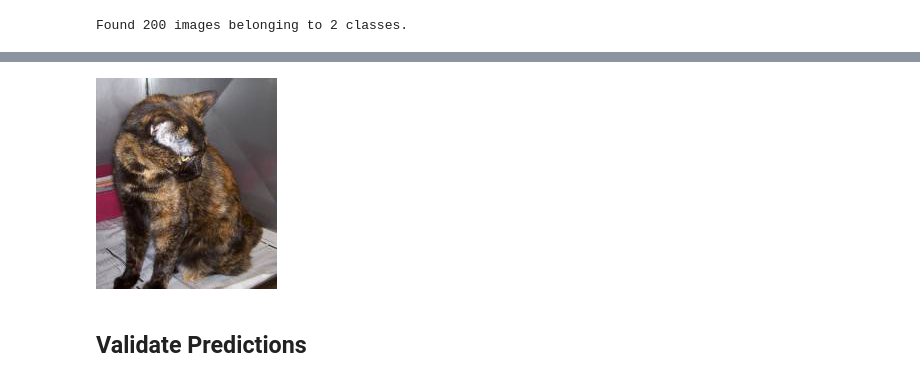
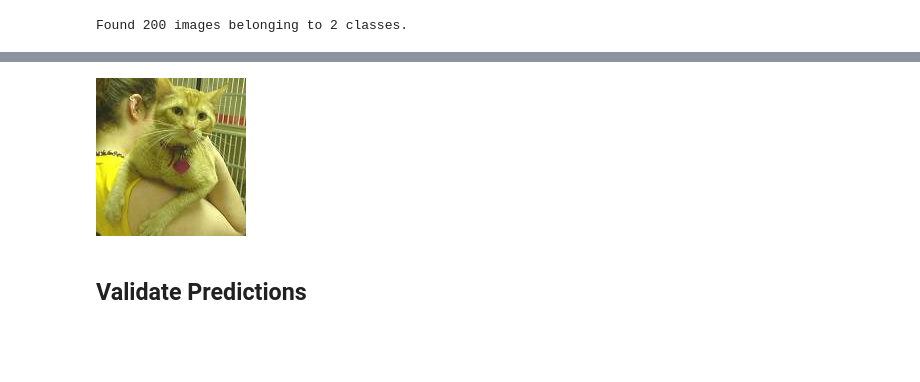
Before and after one commit to EmbraceLife/dl_fast, a Jupyter notebook: lesson1/redux.ipynb, the cells around one changed output, grey strips where cells are left out. Drawn from its saved outputs; the diff is of its cells as text; code cells hidden in the pictures; blank space fills up the shorter version.

```diff
--- a/lesson1/redux.ipynb
+++ b/lesson1/redux.ipynb
@@ -322,9 +295,10 @@ print filenames[:5]
 # %%
 #You can verify the column ordering by viewing some images
+# you will notice that when column_1 is 1, it is cat; when column_2 is 1, it is dog
 from PIL import Image
-Image.open(test_path + filenames[2])
+Image.open(test_path + filenames[4])
 # %% [output]
-[figure, old version]
+[figure, new version]
 # %%
 #Save our test results arrays so we can use them again later
 save_array(results_path + 'test_preds.dat', preds)
```
Also changed, not shown: parts of 37 cells of this notebook, 1 other file.
